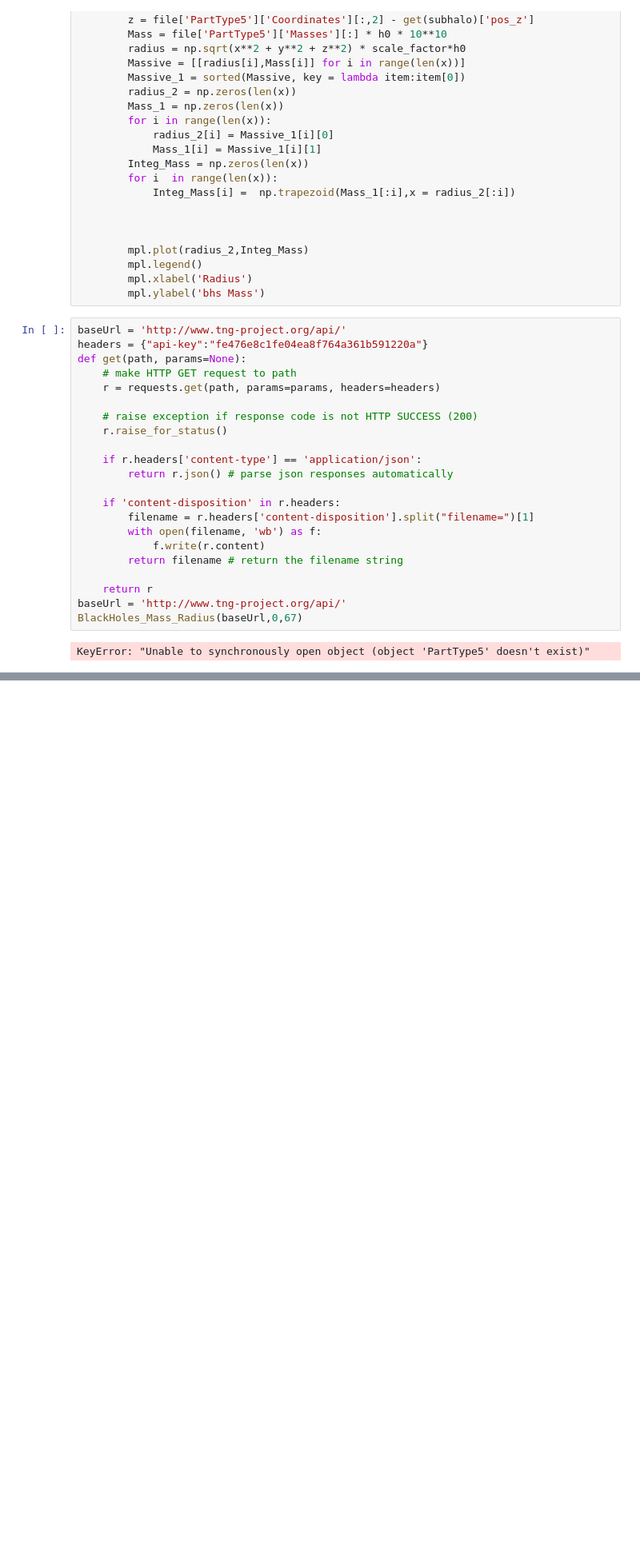
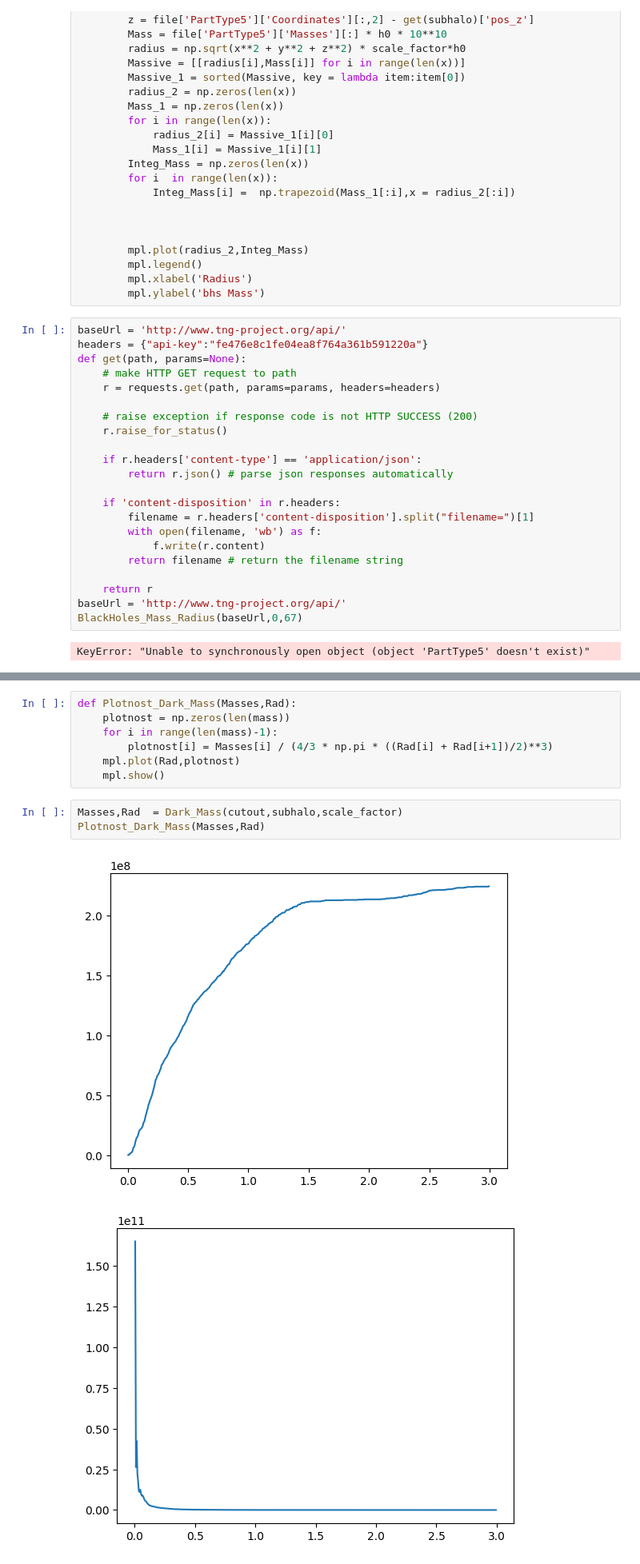
Before and after one commit to merkulovaveraastro9-source/AstronomyProject, a Jupyter notebook: Untitled3.ipynb, the cells around one changed output, grey strips where cells are left out. Shown at 80% size. Cells and saved outputs as stored; diff of their text form; blank space fills up the shorter version.

```diff
--- a/Untitled3.ipynb
+++ b/Untitled3.ipynb
@@ -425,0 +546,13 @@ KeyError: "Unable to synchronously open object (object 'PartType5' doesn't exist
+# %%
+def Plotnost_Dark_Mass(Masses,Rad):
+    plotnost = np.zeros(len(mass))
+    for i in range(len(mass)-1):
+        plotnost[i] = Masses[i] / (4/3 * np.pi * ((Rad[i] + Rad[i+1])/2)**3)
+    mpl.plot(Rad,plotnost)
+    mpl.show()
+# %%
+Masses,Rad  = Dark_Mass(cutout,subhalo,scale_factor)
+Plotnost_Dark_Mass(Masses,Rad)
+# %% [output]
+[figure, added]
+[figure, added]
```
Also changed, not shown: parts of 7 cells of this notebook, 4 other files.
